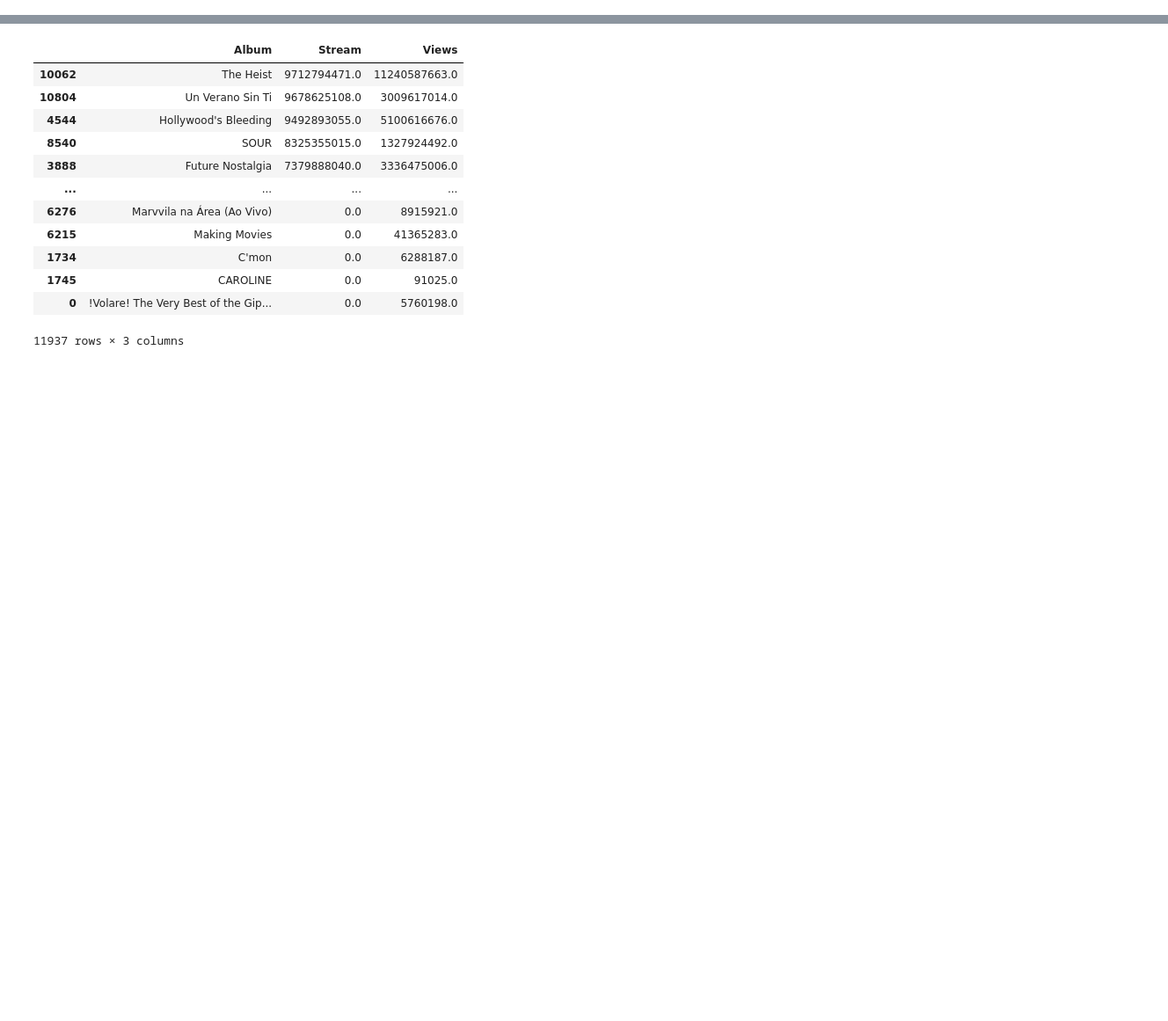
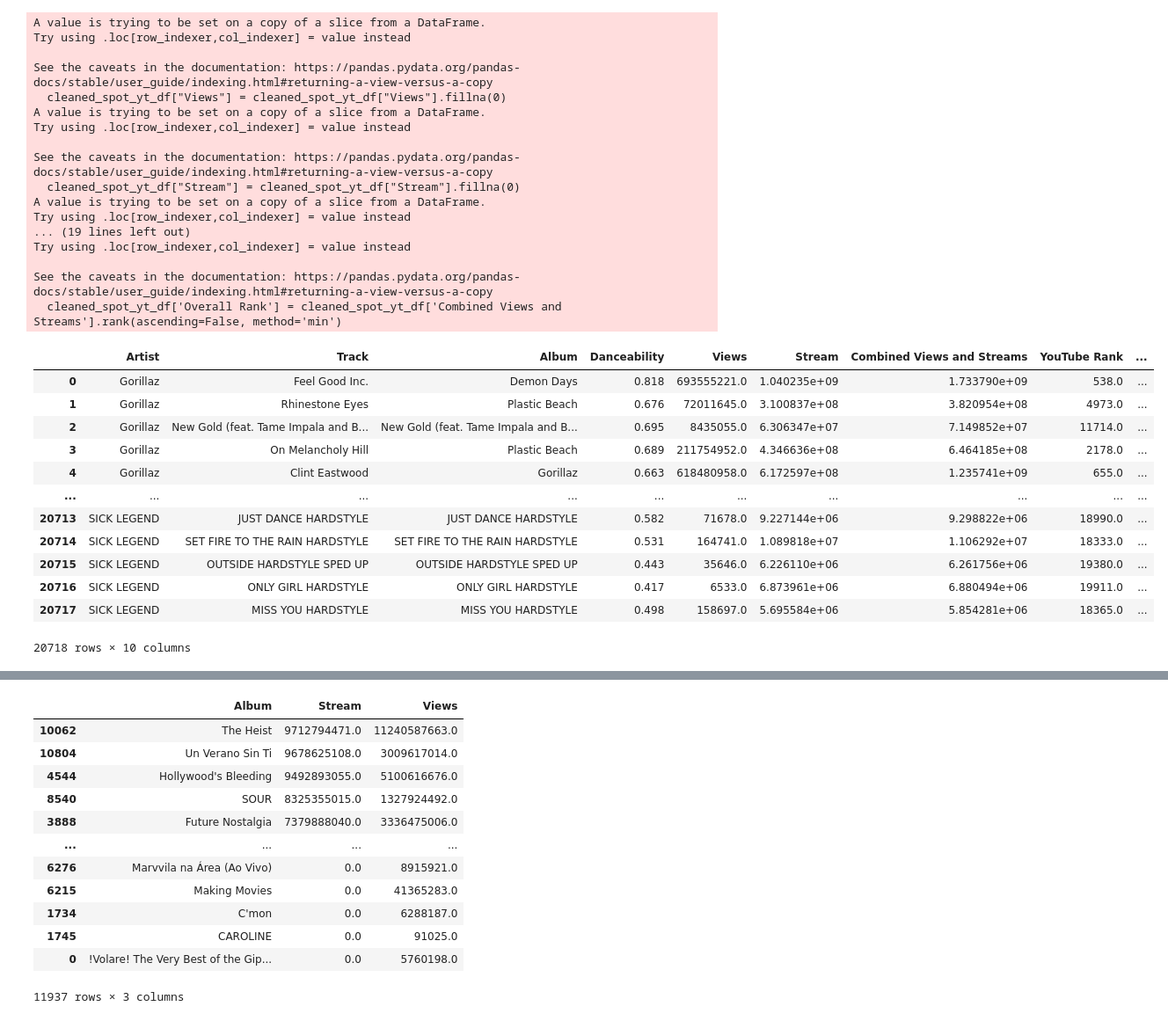
Before and after one commit to keval1051997/spotify-youtube-analysis, a Jupyter notebook: Project Template - Bryan's Edit.ipynb, the cells around one changed output, grey strips where cells are left out. Shown at 88% size. Cells and saved outputs as stored; diff of their text form; code cells hidden in the pictures; blank space fills up the shorter version.

```diff
--- a/Project Template - Bryan's Edit.ipynb
+++ b/Project Template - Bryan's Edit.ipynb
@@ -88,0 +25,51 @@ sorted_df
+# %%
+#clean DF for analysis and add new columns
+cleaned_spot_yt_df = spot_yt_df[["Artist", "Track", "Album", "Danceability", "Views", "Stream"]]
+
+cleaned_spot_yt_df["Views"] = cleaned_spot_yt_df["Views"].fillna(0)
+cleaned_spot_yt_df["Stream"] = cleaned_spot_yt_df["Stream"].fillna(0)
+cleaned_spot_yt_df["Danceability"] = cleaned_spot_yt_df["Danceability"].fillna(0)
+
+# Add "Views" and "Stream" together and create a new column "Combined Data"
+#yt_vs_spot_streams["Combined Data"] = yt_vs_spot_streams["Views"] + yt_vs_spot_streams["Stream"]
+
+cleaned_spot_yt_df['Combined Views and Streams'] = (cleaned_spot_yt_df['Stream'] + cleaned_spot_yt_df['Views'])
+
+
+cleaned_spot_yt_df['YouTube Rank'] = cleaned_spot_yt_df['Views'].rank(ascending=False, method='min')
+cleaned_spot_yt_df['Spotify Rank'] = cleaned_spot_yt_df['Stream'].rank(ascending=False, method='min')
+cleaned_spot_yt_df['Overall Rank'] = cleaned_spot_yt_df['Combined Views and Streams'].rank(ascending=False, method='min')
+
+
+cleaned_spot_yt_df
+# %% [output]
+A value is trying to be set on a copy of a slice from a DataFrame.
+Try using .loc[row_indexer,col_indexer] = value instead
+
+See the caveats in the documentation: https://pandas.pydata.org/pandas-docs/stable/user_guide/indexing.html#returning-a-view-versus-a-copy
+  cleaned_spot_yt_df["Views"] = cleaned_spot_yt_df["Views"].fillna(0)
+A value is trying to be set on a copy of a slice from a DataFrame.
+Try using .loc[row_indexer,col_indexer] = value instead
+
+See the caveats in the documentation: https://pandas.pydata.org/pandas-docs/stable/user_guide/indexing.html#returning-a-view-versus-a-copy
+  cleaned_spot_yt_df["Stream"] = cleaned_spot_yt_df["Stream"].fillna(0)
+A value is trying to be set on a copy of a slice from a DataFrame.
+Try using .loc[row_indexer,col_indexer] = value instead
+... (19 lines left out)
+Try using .loc[row_indexer,col_indexer] = value instead
+
+See the caveats in the documentation: https://pandas.pydata.org/pandas-docs/stable/user_guide/indexing.html#returning-a-view-versus-a-copy
+  cleaned_spot_yt_df['Overall Rank'] = cleaned_spot_yt_df['Combined Views and Streams'].rank(ascending=False, method='min')
+|  | Artist | Track | Album | Danceability | Views | Stream | Combined Views and Streams | YouTube Rank | ... |
+| 0 | Gorillaz | Feel Good Inc. | Demon Days | 0.818 | 693555221.0 | 1.040235e+09 | 1.733790e+09 | 538.0 | ... |
+| 1 | Gorillaz | Rhinestone Eyes | Plastic Beach | 0.676 | 72011645.0 | 3.100837e+08 | 3.820954e+08 | 4973.0 | ... |
+| 2 | Gorillaz | New Gold (feat. Tame Impala and B... | New Gold (feat. Tame Impala and B... | 0.695 | 8435055.0 | 6.306347e+07 | 7.149852e+07 | 11714.0 | ... |
+| 3 | Gorillaz | On Melancholy Hill | Plastic Beach | 0.689 | 211754952.0 | 4.346636e+08 | 6.464185e+08 | 2178.0 | ... |
+| 4 | Gorillaz | Clint Eastwood | Gorillaz | 0.663 | 618480958.0 | 6.172597e+08 | 1.235741e+09 | 655.0 | ... |
+| ... | ... | ... | ... | ... | ... | ... | ... | ... | ... |
+| 20713 | SICK LEGEND | JUST DANCE HARDSTYLE | JUST DANCE HARDSTYLE | 0.582 | 71678.0 | 9.227144e+06 | 9.298822e+06 | 18990.0 | ... |
+| 20714 | SICK LEGEND | SET FIRE TO THE RAIN HARDSTYLE | SET FIRE TO THE RAIN HARDSTYLE | 0.531 | 164741.0 | 1.089818e+07 | 1.106292e+07 | 18333.0 | ... |
+| 20715 | SICK LEGEND | OUTSIDE HARDSTYLE SPED UP | OUTSIDE HARDSTYLE SPED UP | 0.443 | 35646.0 | 6.226110e+06 | 6.261756e+06 | 19380.0 | ... |
+| 20716 | SICK LEGEND | ONLY GIRL HARDSTYLE | ONLY GIRL HARDSTYLE | 0.417 | 6533.0 | 6.873961e+06 | 6.880494e+06 | 19911.0 | ... |
+| 20717 | SICK LEGEND | MISS YOU HARDSTYLE | MISS YOU HARDSTYLE | 0.498 | 158697.0 | 5.695584e+06 | 5.854281e+06 | 18365.0 | ... |
+20718 rows × 10 columns
```
Also changed, not shown: parts of 4 cells of this notebook.
